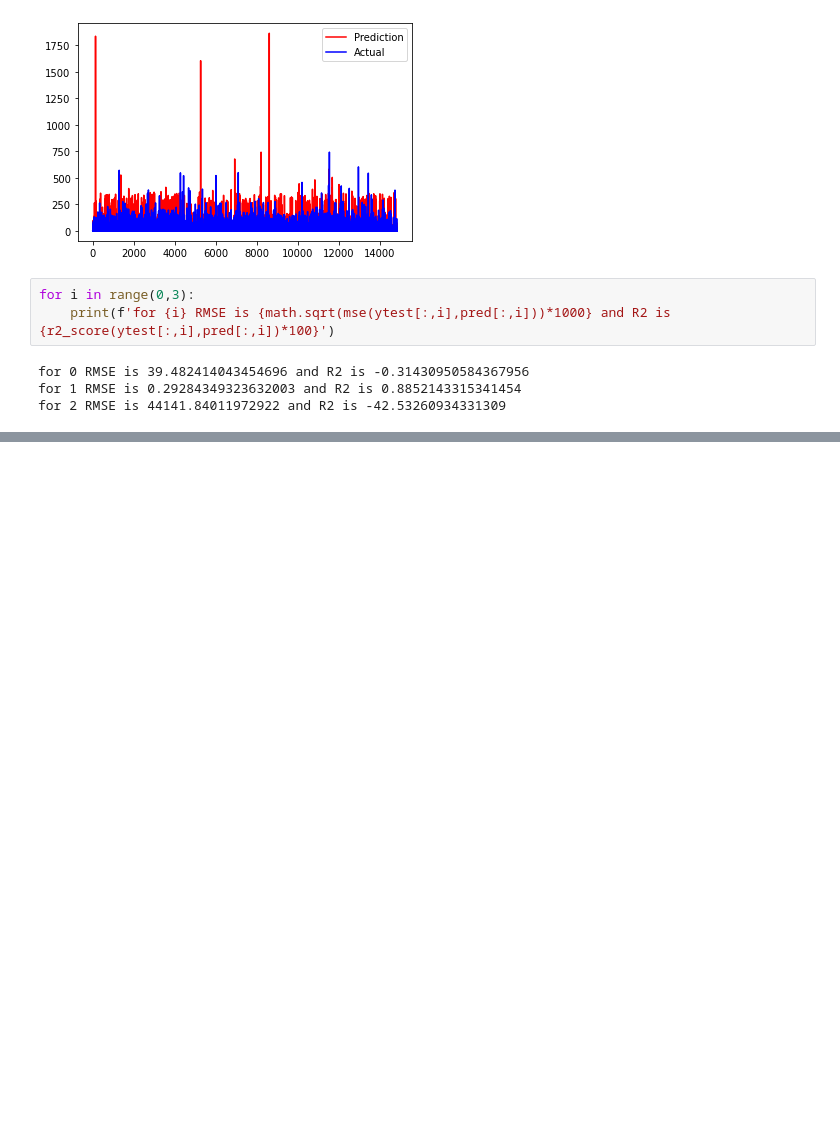
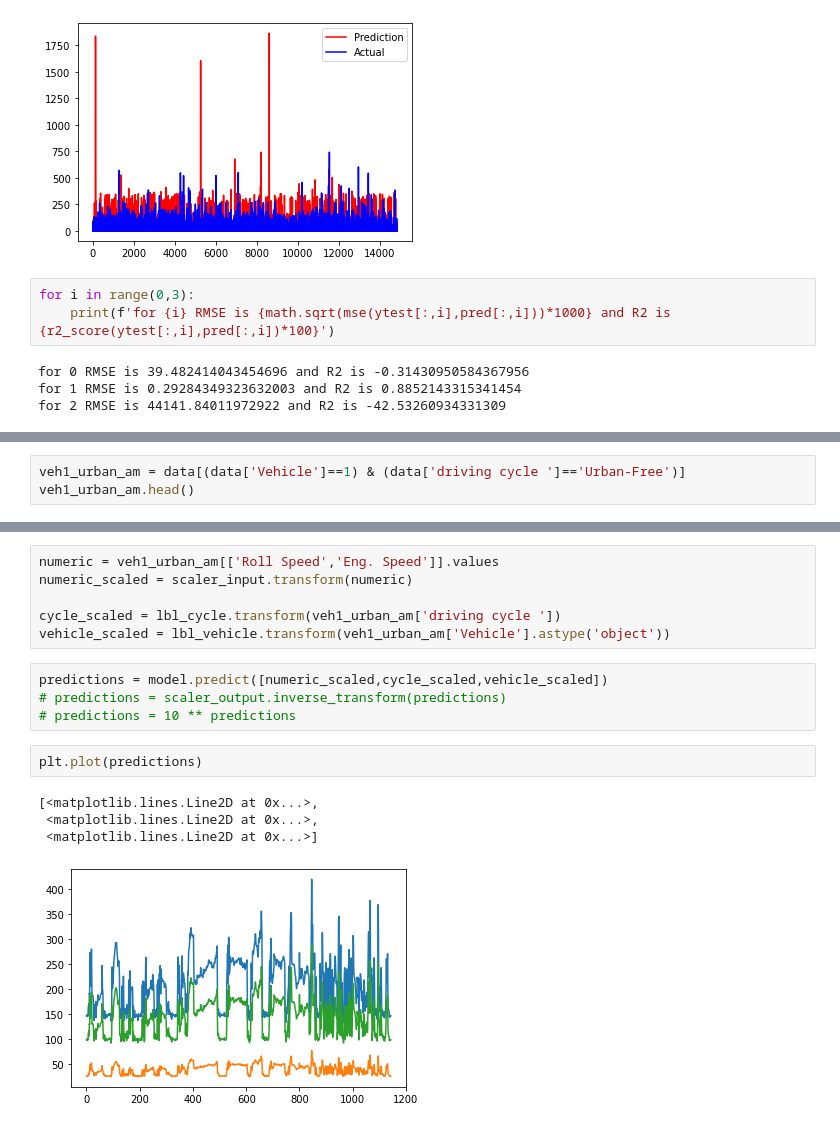
Before and after one commit to msaad1311/TfL-Dataset, a Jupyter notebook: src/EDA-Part2.ipynb, the cells around one changed output, grey strips where cells are left out. Cells and saved outputs as stored; diff of their text form; blank space fills up the shorter version.

```diff
--- a/src/EDA-Part2.ipynb
+++ b/src/EDA-Part2.ipynb
@@ -218,0 +221,3 @@ for 2 RMSE is 44141.84011972922 and R2 is -42.53260934331309
+# %%
+veh1_urban_am = data[(data['Vehicle']==1) & (data['driving cycle ']=='Urban-Free')]
+veh1_urban_am.head()
@@ -218,0 +231,17 @@ for 2 RMSE is 44141.84011972922 and R2 is -42.53260934331309
+# %%
+numeric = veh1_urban_am[['Roll Speed','Eng. Speed']].values
+numeric_scaled = scaler_input.transform(numeric)
+
+cycle_scaled = lbl_cycle.transform(veh1_urban_am['driving cycle '])
+vehicle_scaled = lbl_vehicle.transform(veh1_urban_am['Vehicle'].astype('object'))
+# %%
+predictions = model.predict([numeric_scaled,cycle_scaled,vehicle_scaled])
+# predictions = scaler_output.inverse_transform(predictions)
+# predictions = 10 ** predictions
+# %%
+plt.plot(predictions)
+# %% [output]
+[<matplotlib.lines.Line2D at 0x...>,
+ <matplotlib.lines.Line2D at 0x...>,
+ <matplotlib.lines.Line2D at 0x...>]
+[figure, added]
```
Also changed, not shown: parts of 2 cells of this notebook.
